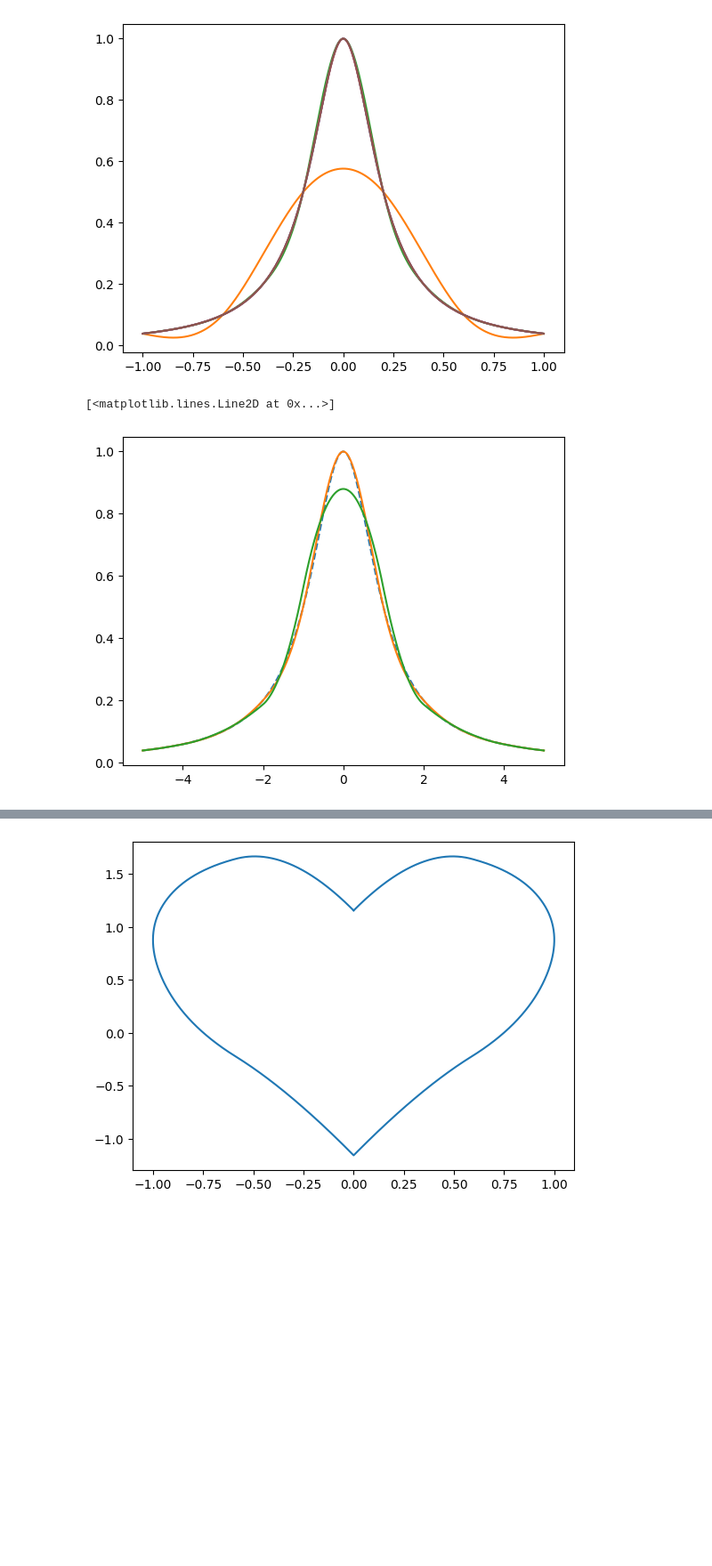
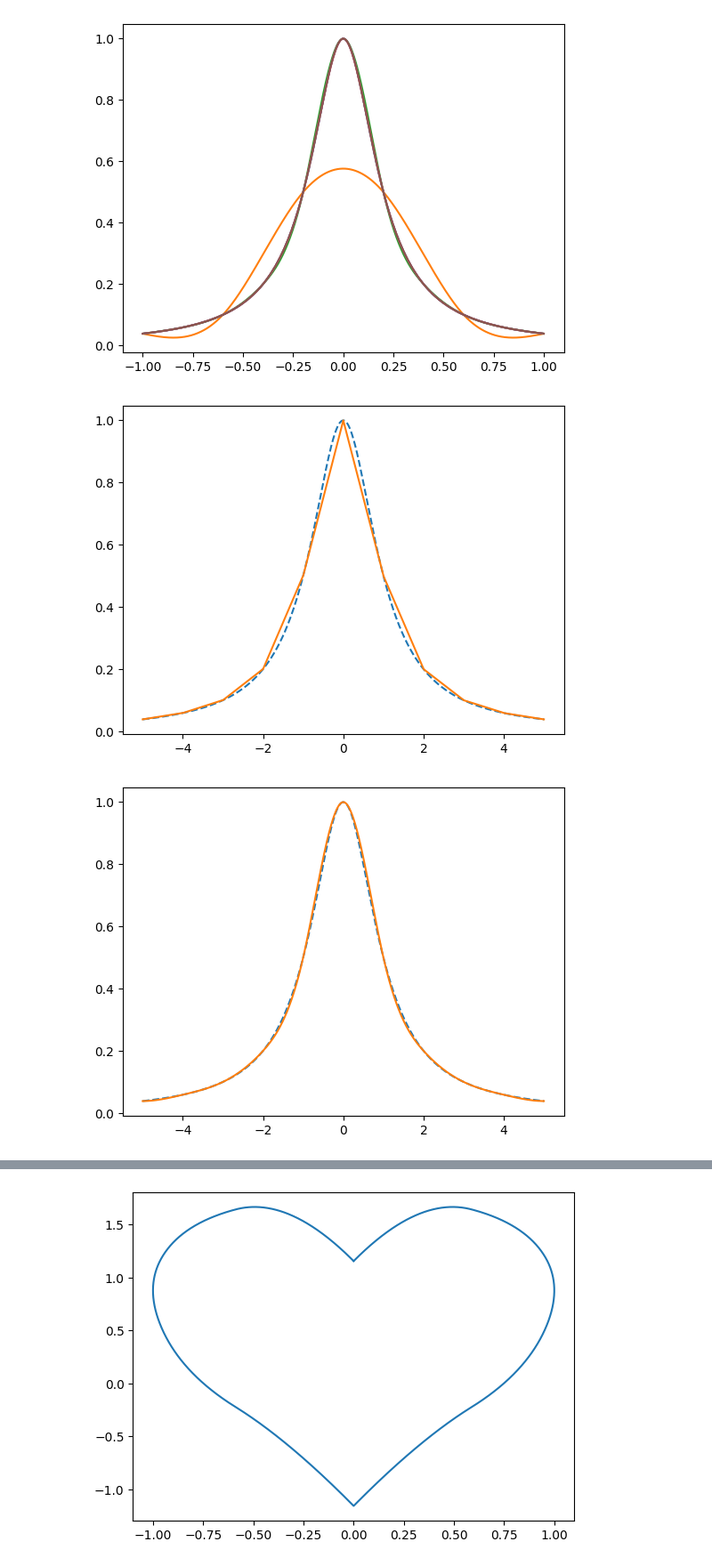
Before and after one commit to fr200110217102/na2022, a Jupyter notebook: HW3/SpinePlot.ipynb, the cells around one changed output, grey strips where cells are left out. Shown at 89% size. Drawn from its saved outputs; the diff is of its cells as text; code cells hidden in the pictures; blank space fills up the shorter version.

```diff
--- a/HW3/SpinePlot.ipynb
+++ b/HW3/SpinePlot.ipynb
@@ -125,22 +125,60 @@ plt.plot(data['x'], data['y'])
 # %%
 import matplotlib.pyplot as plt
 import numpy as np
 import pandas as pd
 
 def f(x) :
     return 1 / (1 + x**2)
 
 x = np.linspace(-5, 5, 1000)
 y = [f(t) for t in x]
 plt.plot(x, y, '--')
 
-file6 = pd.read_csv("b1.csv")
-data = pd.DataFrame(file6)
+file1 = pd.read_csv("cl.csv")
+data = pd.DataFrame(file1)
 plt.plot(data['x'], data['y'])
 
-file7 = pd.read_csv("b2.csv")
-data = pd.DataFrame(file7)
+plt.show()
+
+x = np.linspace(-5, 5, 1000)
+y = [f(t) for t in x]
+plt.plot(x, y, '--')
+
+file2 = pd.read_csv("c1.csv")
+data = pd.DataFrame(file2)
 plt.plot(data['x'], data['y'])
+
+plt.show()
+
+x = np.linspace(-5, 5, 1000)
+y = [f(t) for t in x]
+plt.plot(x, y, '--')
+
+file3 = pd.read_csv("c2.csv")
+data = pd.DataFrame(file3)
+plt.plot(data['x'], data['y'])
+
+plt.show()
+
+x = np.linspace(-5, 5, 1000)
+y = [f(t) for t in x]
+plt.plot(x, y, '--')
+
+file4 = pd.read_csv("c3.csv")
+data = pd.DataFrame(file4)
+plt.plot(data['x'], data['y'])
+
+plt.show()
+
+x = np.linspace(-5, 5, 1000)
+y = [f(t) for t in x]
+plt.plot(x, y, '--')
+
+file5 = pd.read_csv("cq.csv")
+data = pd.DataFrame(file5)
+plt.plot(data['x'], data['y'])
+
+plt.show()
 # %% [output]
-[<matplotlib.lines.Line2D at 0x...>]
-[figure, old version]
+[figure, new version]
+[figure, added]
```
Also changed, not shown: parts of 1 cell of this notebook, 15 other files.
